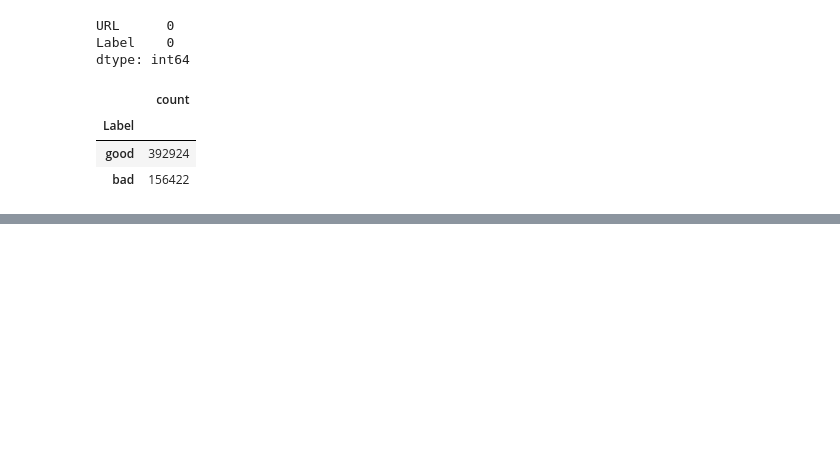
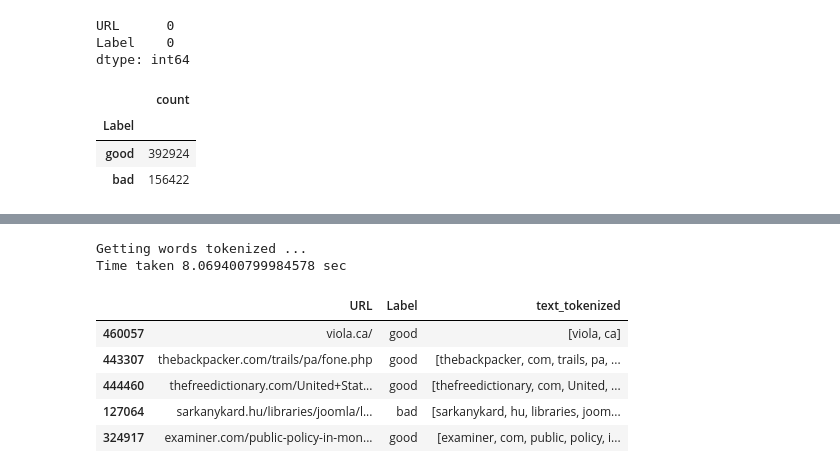
Before and after one commit to gunjan1622/Phishnet, a Jupyter notebook: link.ipynb, the cells around one changed output, grey strips where cells are left out. Drawn from its saved outputs; the diff is of its cells as text; code cells hidden in the pictures; blank space fills up the shorter version.

```diff
--- a/link.ipynb
+++ b/link.ipynb
@@ -72,3 +73,5 @@ label_counts
 | Label |  |
 | good | 392924 |
 | bad | 156422 |
+# %%
+tokenizer = RegexpTokenizer(r'[A-Za-z]+')
@@ -74,0 +102,21 @@ label_counts
+# %%
+import time
+
+
+print('Getting words tokenized ...')
+t0= time.perf_counter()
+phish_data['text_tokenized'] = phish_data.URL.map(lambda t: tokenizer.tokenize(t)) # doing with all rows
+t1 = time.perf_counter() - t0
+print('Time taken',t1 ,'sec')
+# %% [output]
+Getting words tokenized ...
+Time taken 8.069400799984578 sec
+# %%
+phish_data.sample(5)
+# %% [output]
+|  | URL | Label | text_tokenized |
+| 460057 | viola.ca/ | good | [viola, ca] |
+| 443307 | thebackpacker.com/trails/pa/fone.php | good | [thebackpacker, com, trails, pa, ... |
+| 444460 | thefreedictionary.com/United+Stat... | good | [thefreedictionary, com, United, ... |
+| 127064 | sarkanykard.hu/libraries/joomla/l... | bad | [sarkanykard, hu, libraries, joom... |
+| 324917 | examiner.com/public-policy-in-mon... | good | [examiner, com, public, policy, i... |
```
Also changed, not shown: parts of 8 cells of this notebook.
